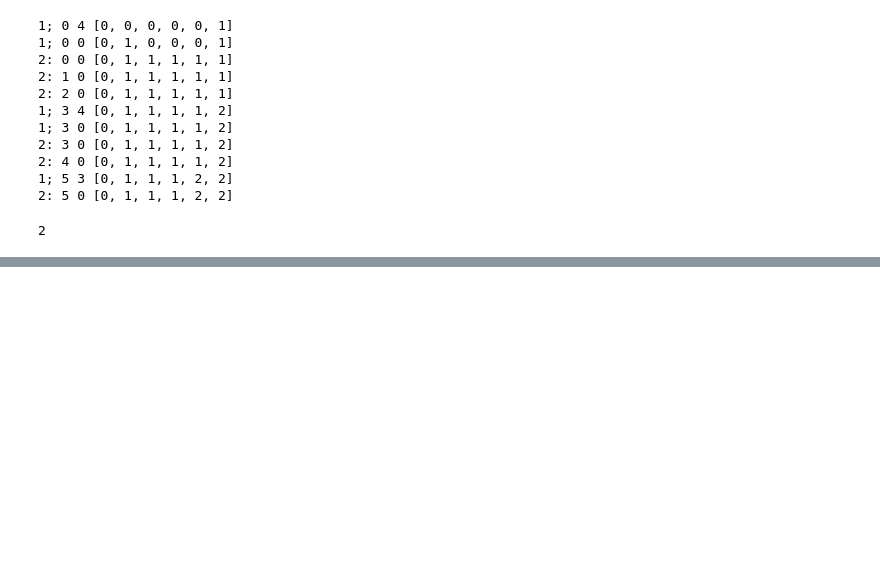
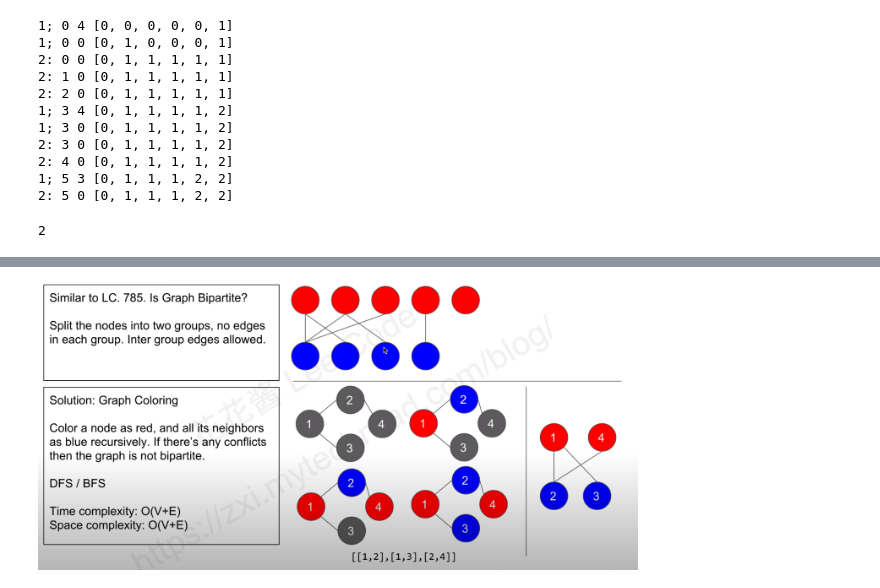
Before and after one commit to JiajingZhao/Leetcode-Challenge, a Jupyter notebook: May Leetcoding Challenge 5.1-5.30/3_4_ .ipynb, the cells around one changed output, grey strips where cells are left out. Saved outputs shown, nothing was run; the diff lists cells and outputs as text; code cells hidden in the pictures; blank space fills up the shorter version.

```diff
--- a/May Leetcoding Challenge 5.1-5.30/3_4_ .ipynb
+++ b/May Leetcoding Challenge 5.1-5.30/3_4_ .ipynb
@@ -641,0 +739,8 @@ Solution.maxUncrossedLines(A,B)
+# %%
+from IPython.display import Image
+Image(filename = '27.jpg', width=600, height=500)
+
+# example:
+# 1-red >> neghbor of 1: 2-blue >> neighbor of 2: 1 already red, 4-red >> 4 has no neighbor，traceback to 1 >> neighbor of 1: 3-blue
+# %% [output]
+[figure, added]
```
Also changed, not shown: parts of 8 cells of this notebook, 1 other file.
